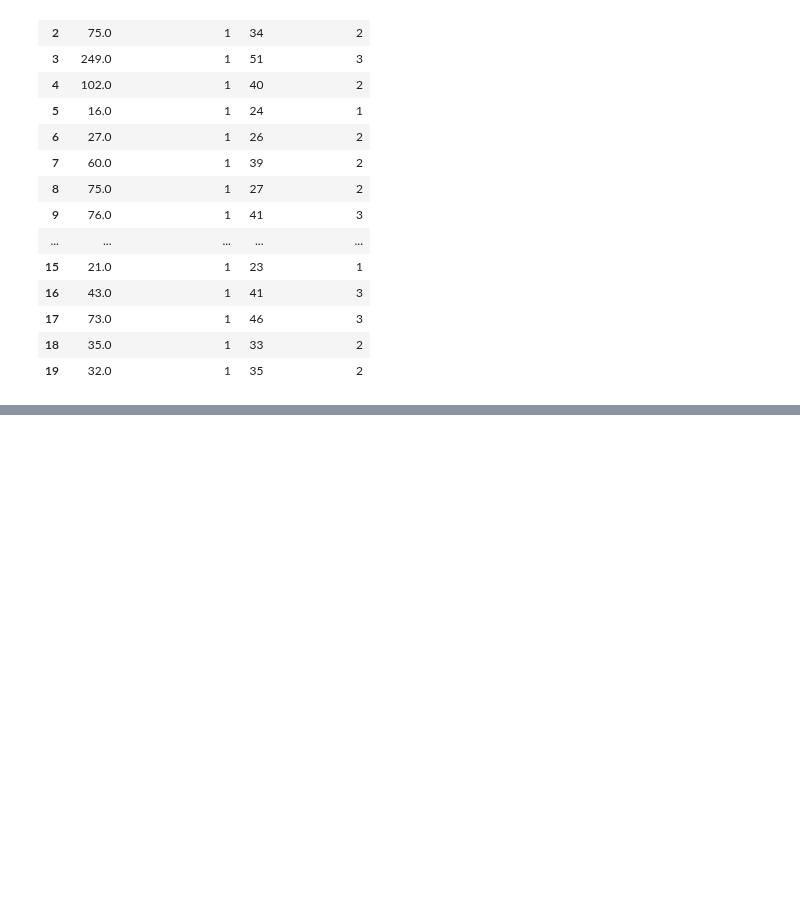
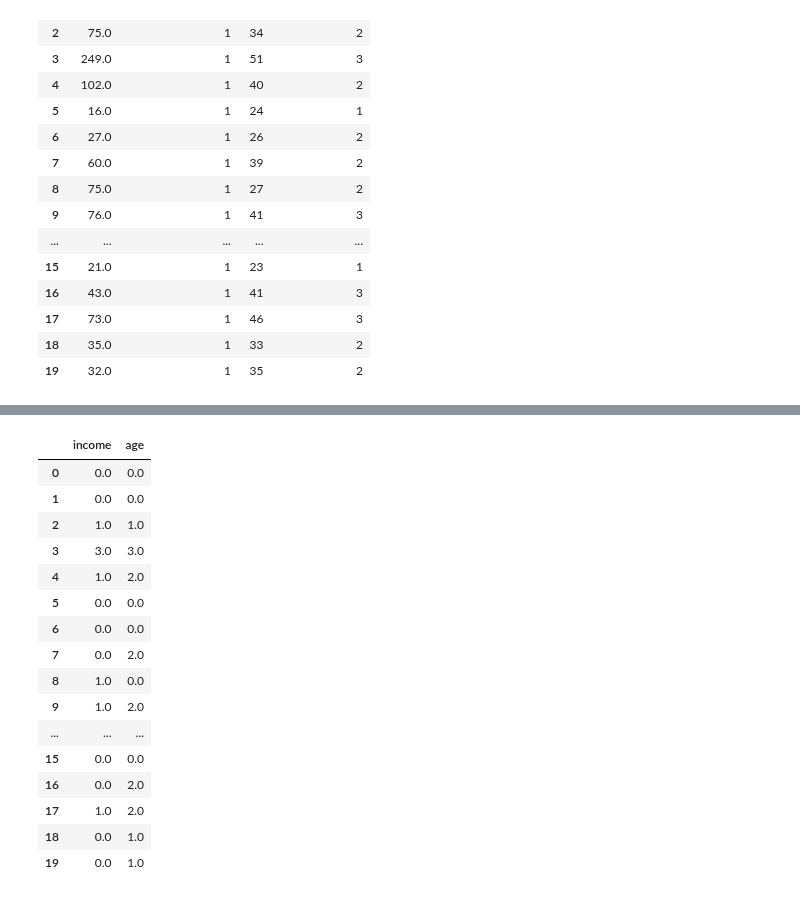
Before and after one commit to matinmahmoudi/Kaggle, a Jupyter notebook: complete-guide-to-transformation-from-a-to-z.ipynb, the cells around one changed output, grey strips where cells are left out. Cells and saved outputs as stored; diff of their text form; code cells hidden in the pictures; blank space fills up the shorter version.

Commit message:
Kaggle Notebook | 🌳 🔄 Complete Guide to Transformation from A to Z | Version 13

```diff
--- a/complete-guide-to-transformation-from-a-to-z.ipynb
+++ b/complete-guide-to-transformation-from-a-to-z.ipynb
@@ -836,0 +848,37 @@ data_discretized[['income', 'income_bin_domain', 'age', 'age_bin_domain']].head(
+# %%
+from sklearn.preprocessing import KBinsDiscretizer
+import pandas as pd
+
+# Make a copy of the original dataset
+data_discretized = data.copy()
+
+# Initialize the KBinsDiscretizer for equal-width binning
+# Strategy 'uniform' is used for equal-width binning
+kbin_discretizer = KBinsDiscretizer(n_bins=4, encode='ordinal', strategy='uniform')
+
+# Select the columns to discretize
+columns_to_discretize = ['income', 'age']
+
+# Fit the discretizer to the data and transform the selected columns
+data_discretized[columns_to_discretize] = kbin_discretizer.fit_transform(data_discretized[columns_to_discretize])
+
+# Display the first 20 rows to verify the equal-width binning
+data_discretized[['income', 'age']].head(20)
+# %% [output]
+|  | income | age |
+| 0 | 0.0 | 0.0 |
+| 1 | 0.0 | 0.0 |
+| 2 | 1.0 | 1.0 |
+| 3 | 3.0 | 3.0 |
+| 4 | 1.0 | 2.0 |
+| 5 | 0.0 | 0.0 |
+| 6 | 0.0 | 0.0 |
+| 7 | 0.0 | 2.0 |
+| 8 | 1.0 | 0.0 |
+| 9 | 1.0 | 2.0 |
+| ... | ... | ... |
+| 15 | 0.0 | 0.0 |
+| 16 | 0.0 | 2.0 |
+| 17 | 1.0 | 2.0 |
+| 18 | 0.0 | 1.0 |
+| 19 | 0.0 | 1.0 |
```
Also changed, not shown: parts of 5 cells of this notebook.
